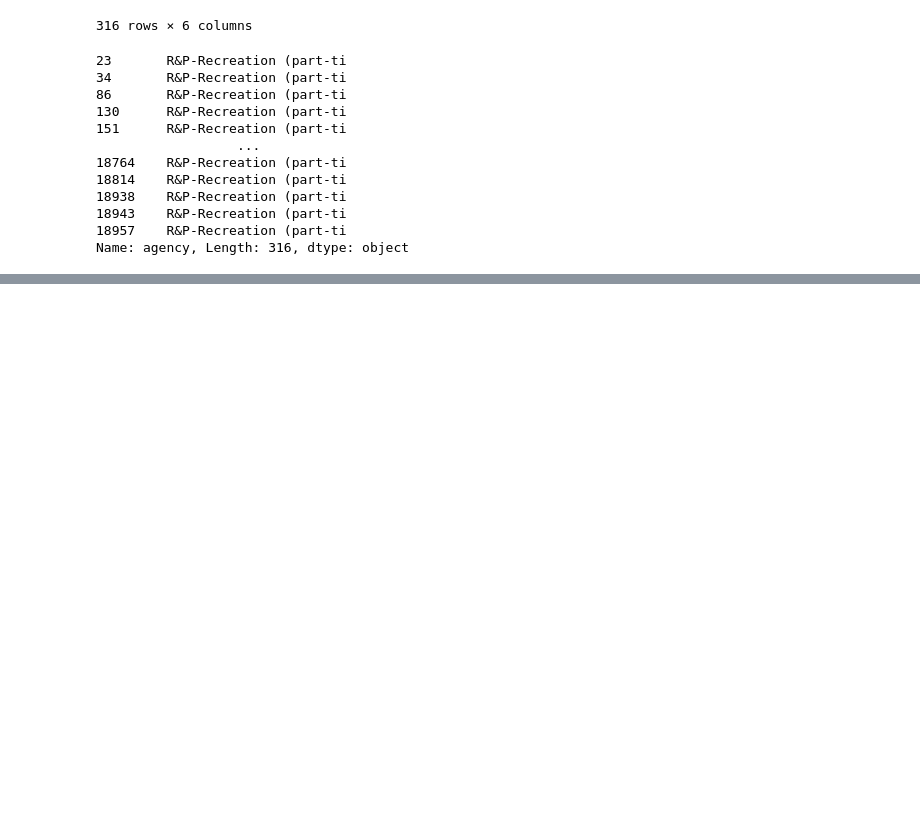
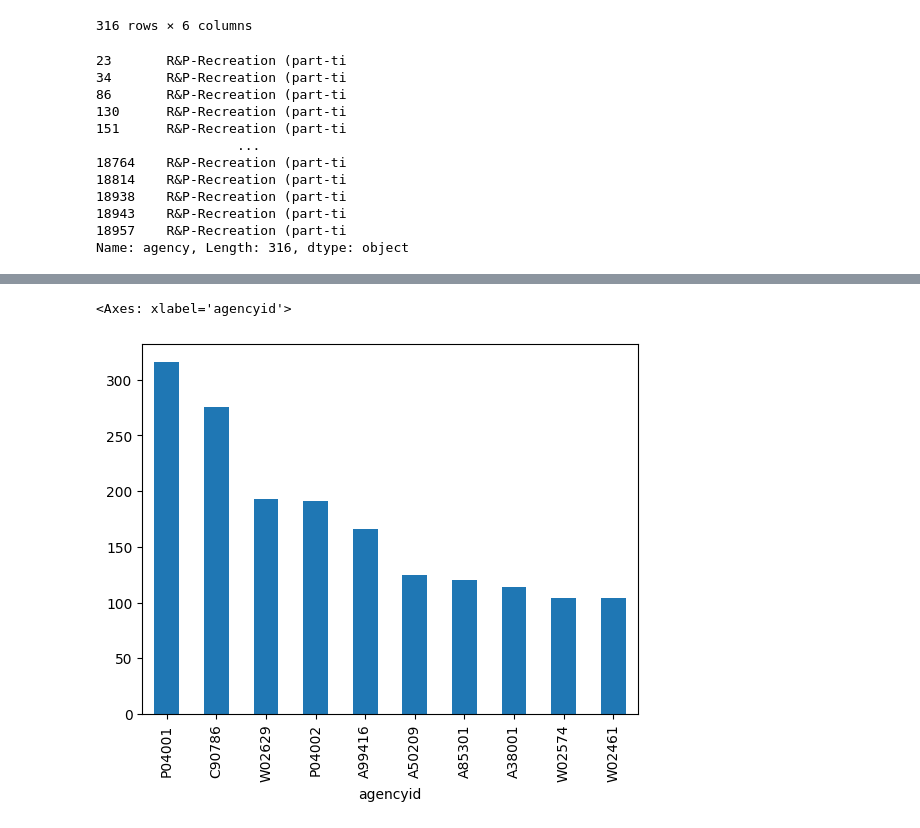
Before and after one commit to sujataprasad01/ML-Predicting-the-Baltimore-Salary-SVR-, a Jupyter notebook: Predicting_the_Baltimore_Salary(SVR).ipynb, the cells around one changed output, grey strips where cells are left out. Saved outputs shown, nothing was run; the diff lists cells and outputs as text; code cells hidden in the pictures; blank space fills up the shorter version.

```diff
--- a/Predicting_the_Baltimore_Salary(SVR).ipynb
+++ b/Predicting_the_Baltimore_Salary(SVR).ipynb
@@ -19167,0 +19366,5 @@ Name: agency, Length: 316, dtype: object
+# %%
+newdf.groupby(['agencyid'])['agency'].count().sort_values(ascending=False).head(10).plot.bar()
+# %% [output]
+<Axes: xlabel='agencyid'>
+[figure, added]
```
Also changed, not shown: parts of 24 cells of this notebook.
